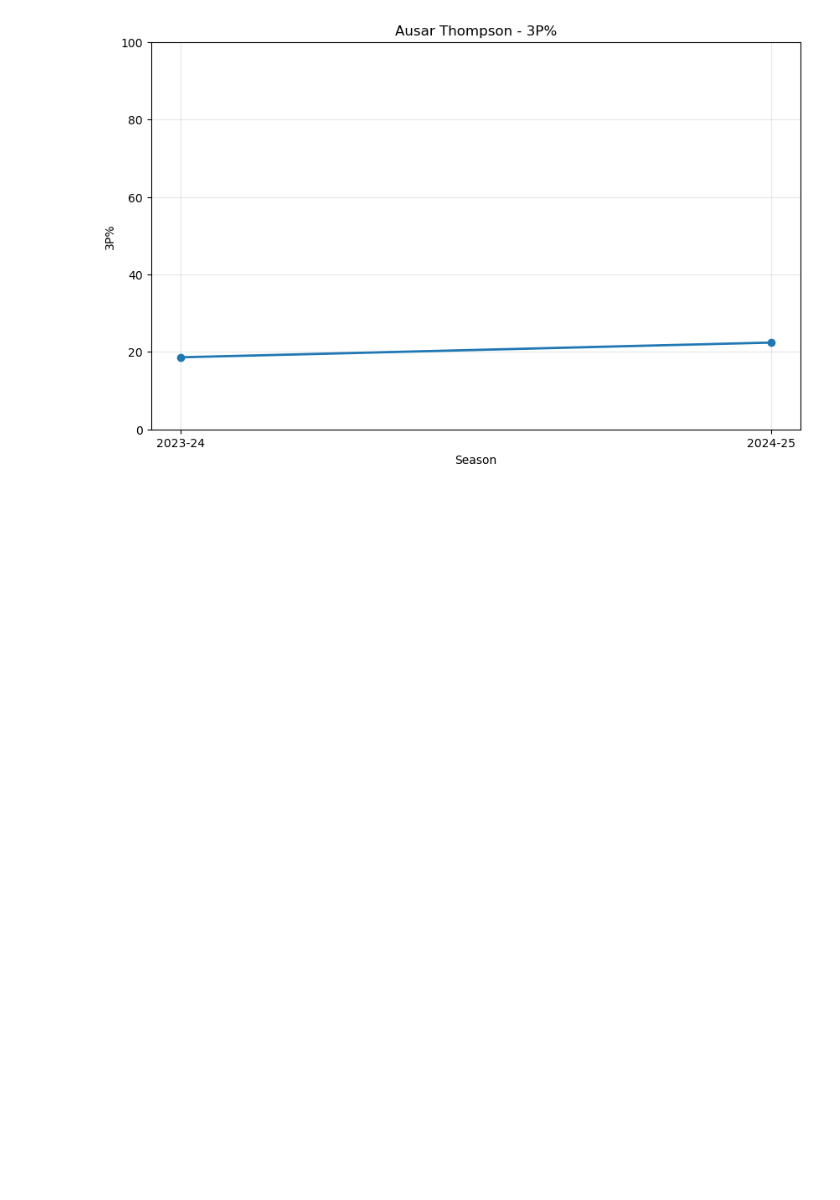
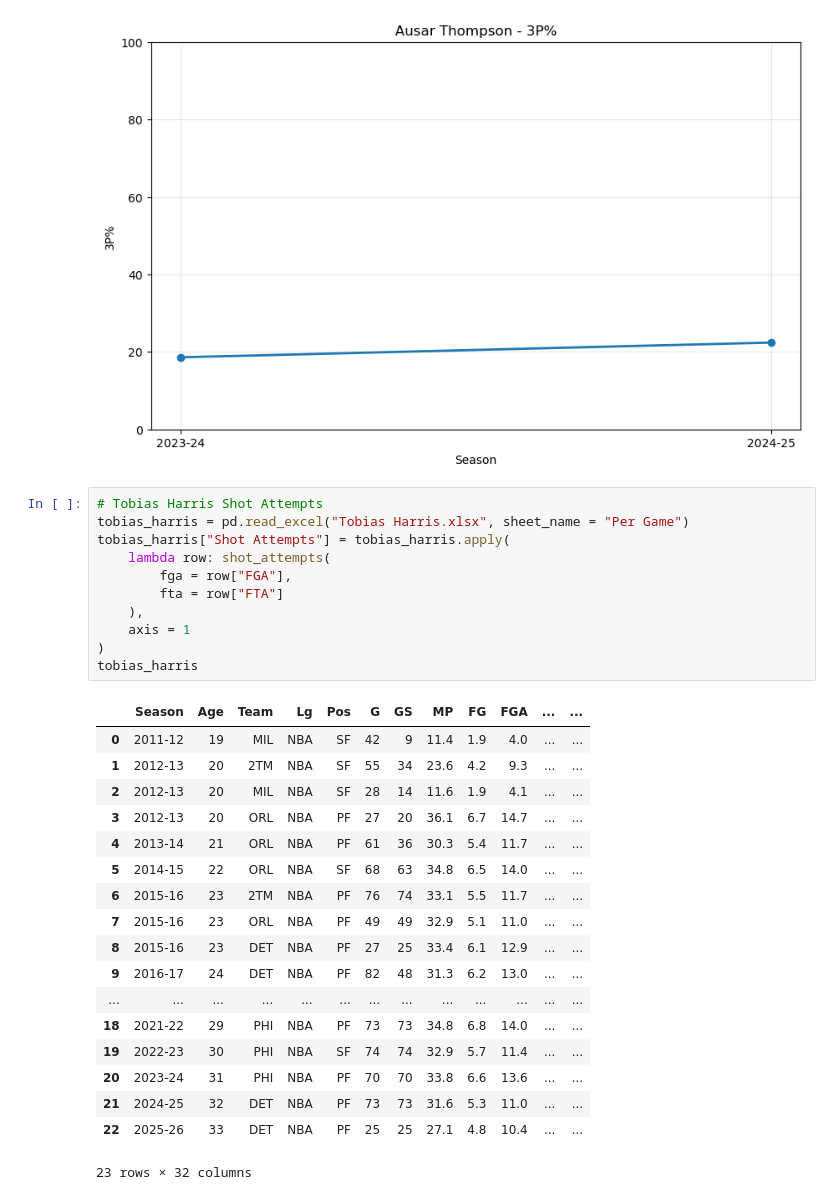
Before and after one commit to thejjserg/basketball-analytics, a Jupyter notebook: Projects/Final-Project.ipynb, the cells around one changed output. Drawn from its saved outputs; the diff is of its cells as text; blank space fills up the shorter version.

```diff
--- a/Projects/Final-Project.ipynb
+++ b/Projects/Final-Project.ipynb
@@ -405,3 +405,33 @@ plot_player_trend(
 )
 # %% [output]
 [figure]
+# %%
+# Tobias Harris Shot Attempts
+tobias_harris = pd.read_excel("Tobias Harris.xlsx", sheet_name = "Per Game")
+tobias_harris["Shot Attempts"] = tobias_harris.apply(
+    lambda row: shot_attempts(
+        fga = row["FGA"],
+        fta = row["FTA"]
+    ),
+    axis = 1
+)
+tobias_harris
+# %% [output]
+|  | Season | Age | Team | Lg | Pos | G | GS | MP | FG | FGA | ... | ... |
+| 0 | 2011-12 | 19 | MIL | NBA | SF | 42 | 9 | 11.4 | 1.9 | 4.0 | ... | ... |
+| 1 | 2012-13 | 20 | 2TM | NBA | SF | 55 | 34 | 23.6 | 4.2 | 9.3 | ... | ... |
+| 2 | 2012-13 | 20 | MIL | NBA | SF | 28 | 14 | 11.6 | 1.9 | 4.1 | ... | ... |
+| 3 | 2012-13 | 20 | ORL | NBA | PF | 27 | 20 | 36.1 | 6.7 | 14.7 | ... | ... |
+| 4 | 2013-14 | 21 | ORL | NBA | PF | 61 | 36 | 30.3 | 5.4 | 11.7 | ... | ... |
+| 5 | 2014-15 | 22 | ORL | NBA | SF | 68 | 63 | 34.8 | 6.5 | 14.0 | ... | ... |
+| 6 | 2015-16 | 23 | 2TM | NBA | PF | 76 | 74 | 33.1 | 5.5 | 11.7 | ... | ... |
+| 7 | 2015-16 | 23 | ORL | NBA | PF | 49 | 49 | 32.9 | 5.1 | 11.0 | ... | ... |
+| 8 | 2015-16 | 23 | DET | NBA | PF | 27 | 25 | 33.4 | 6.1 | 12.9 | ... | ... |
+| 9 | 2016-17 | 24 | DET | NBA | PF | 82 | 48 | 31.3 | 6.2 | 13.0 | ... | ... |
+| ... | ... | ... | ... | ... | ... | ... | ... | ... | ... | ... | ... | ... |
+| 18 | 2021-22 | 29 | PHI | NBA | PF | 73 | 73 | 34.8 | 6.8 | 14.0 | ... | ... |
+| 19 | 2022-23 | 30 | PHI | NBA | SF | 74 | 74 | 32.9 | 5.7 | 11.4 | ... | ... |
+| 20 | 2023-24 | 31 | PHI | NBA | PF | 70 | 70 | 33.8 | 6.6 | 13.6 | ... | ... |
+| 21 | 2024-25 | 32 | DET | NBA | PF | 73 | 73 | 31.6 | 5.3 | 11.0 | ... | ... |
+| 22 | 2025-26 | 33 | DET | NBA | PF | 25 | 25 | 27.1 | 4.8 | 10.4 | ... | ... |
+23 rows × 32 columns
```
Also changed, not shown: parts of 1 cell of this notebook, 5 other files.
